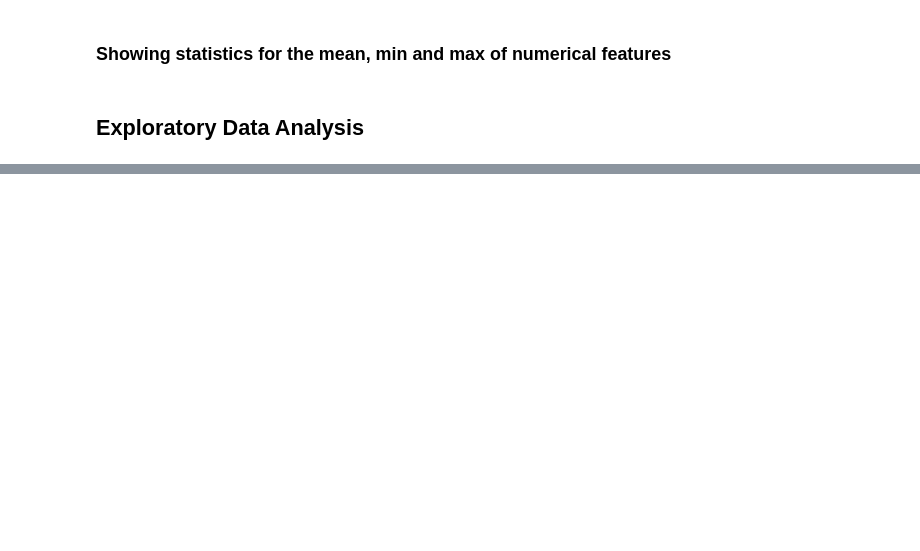
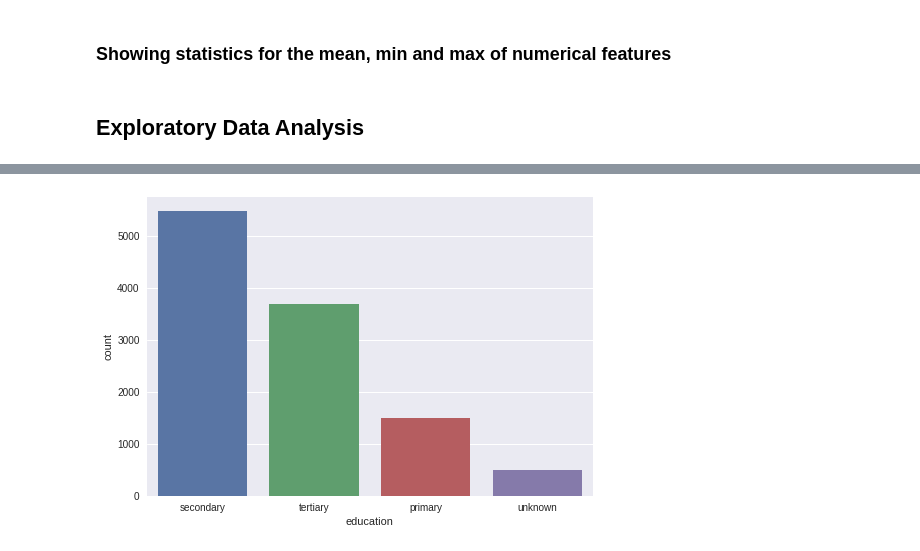
Before and after one commit to amltago/project2, a Jupyter notebook: ProjectB2.ipynb, the cells around one changed output, grey strips where cells are left out. Cells and saved outputs as stored; diff of their text form; code cells hidden in the pictures; blank space fills up the shorter version.

```diff
--- a/ProjectB2.ipynb
+++ b/ProjectB2.ipynb
@@ -356,0 +373,6 @@ df.describe(include='all')
+# %%
+# Visual for Educational Attainment
+
+sns.countplot(df['education']);
+# %% [output]
+[figure, added]
```
Also changed, not shown: parts of 25 cells of this notebook.
